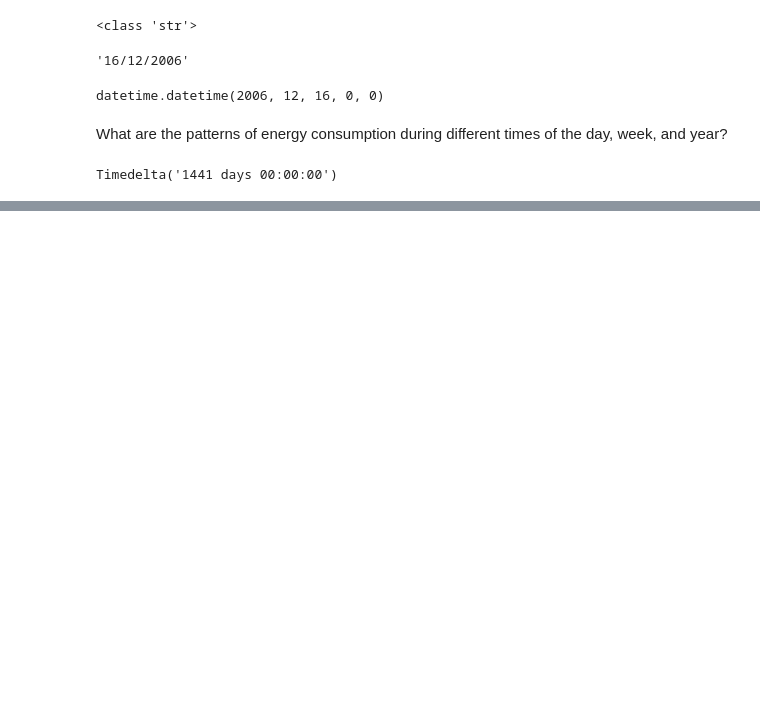
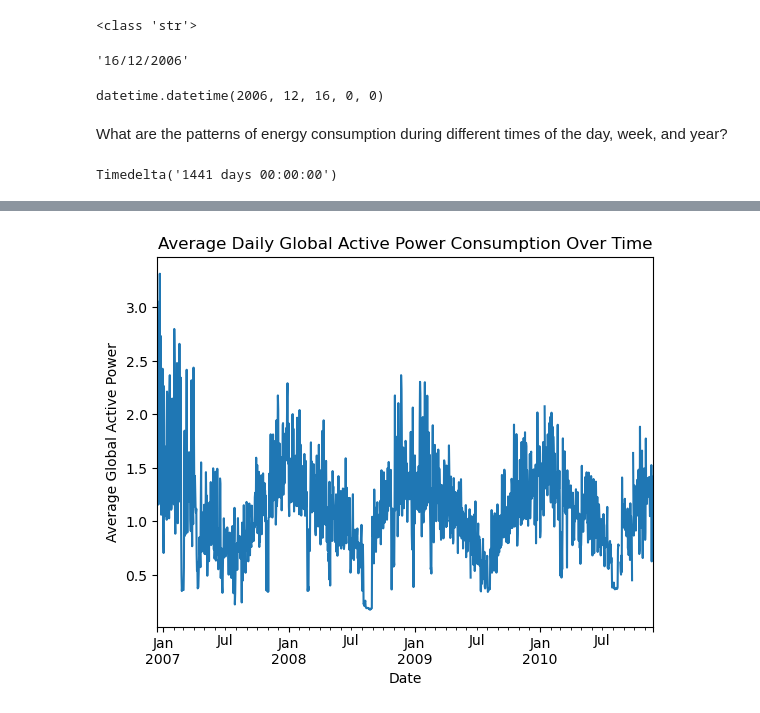
Before and after one commit to darklord-57/darklord, a Jupyter notebook: python/data_analysis/power_consumption/EDA_power_consumption.ipynb, the cells around one changed output, grey strips where cells are left out. Saved outputs shown, nothing was run; the diff lists cells and outputs as text; code cells hidden in the pictures; blank space fills up the shorter version.

```diff
--- a/python/data_analysis/power_consumption/EDA_power_consumption.ipynb
+++ b/python/data_analysis/power_consumption/EDA_power_consumption.ipynb
@@ -187,0 +297,8 @@ plt.show()
+# %%
+df.set_index('Date')['Global_active_power'].resample('D').mean().plot(kind='line')
+plt.title('Average Daily Global Active Power Consumption Over Time')
+plt.xlabel('Date')
+plt.ylabel('Average Global Active Power')
+plt.show()
+# %% [output]
+[figure, added]
```
Also changed, not shown: parts of 30 cells of this notebook.
